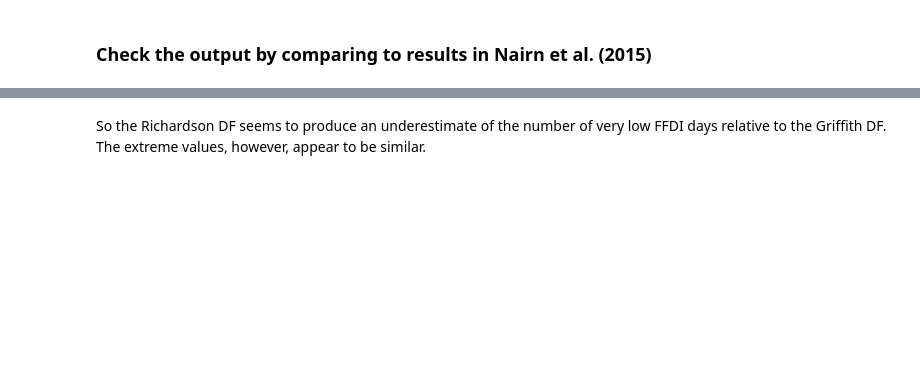
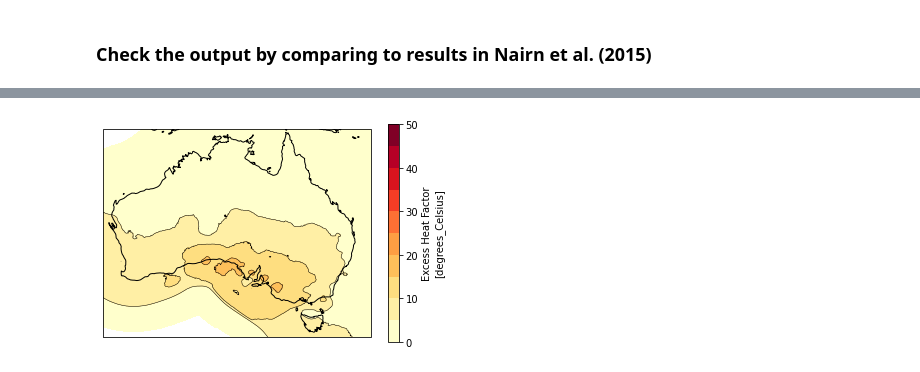
Before and after one commit to dougiesquire/CAFE-f6_documentation, a Jupyter notebook: notebooks/exploratory/calculate_EHF.ipynb, the cells around one changed output, grey strips where cells are left out. Saved outputs shown, nothing was run; the diff lists cells and outputs as text; code cells hidden in the pictures; blank space fills up the shorter version.

Commit message:
calculate EHF

```diff
--- a/notebooks/exploratory/calculate_EHF.ipynb
+++ b/notebooks/exploratory/calculate_EHF.ipynb
@@ -608,13 +276,0 @@ plt.tight_layout()
-# %%
-%%time
-
-compute = False
-
-if compute:
-    calculate_drought_factor(
-        agcd["KBDI"],
-        agcd["precip"],
-        limiting_function="xlim",
-    ).to_dataset().to_zarr(f"{DATA_PATH}/agcd_DF.zarr", mode="w")
-
-agcd["DF"] = xr.open_zarr(f"{DATA_PATH}/agcd_DF.zarr", use_cftime=True)["DF"]
@@ -901,2 +276,0 @@ _ = axs[0].legend()
-# %% [markdown]
-So the Richardson DF seems to produce an underestimate of the number of very low FFDI days relative to the Griffith DF. The extreme values, however, appear to be similar.
@@ -905,0 +277,32 @@ client.close()
+# %%
+import cartopy.crs as ccrs
+
+Fig_6 = (
+    agcd["EHF"]
+    .where(agcd["EHF"] > 0)
+    .sel(time=slice("1958-01-01", "2011-12-31"))
+    .mean("time")
+).compute()
+
+Fig_6.plot.contourf(
+    levels=11,
+    vmin=0,
+    vmax=50,
+    cmap="YlOrRd",
+    subplot_kws=dict(projection=ccrs.PlateCarree(180)),
+    transform=ccrs.PlateCarree(),
+)
+p = Fig_6.plot.contour(
+    levels=11,
+    vmin=0,
+    vmax=50,
+    colors="k",
+    linewidths=0.5,
+    subplot_kws=dict(projection=ccrs.PlateCarree(180)),
+    transform=ccrs.PlateCarree(),
+)
+
+p.axes.coastlines()
+_ = plt.title("")
+# %% [output]
+[figure, added]
```
Also changed, not shown: parts of 36 cells of this notebook.
